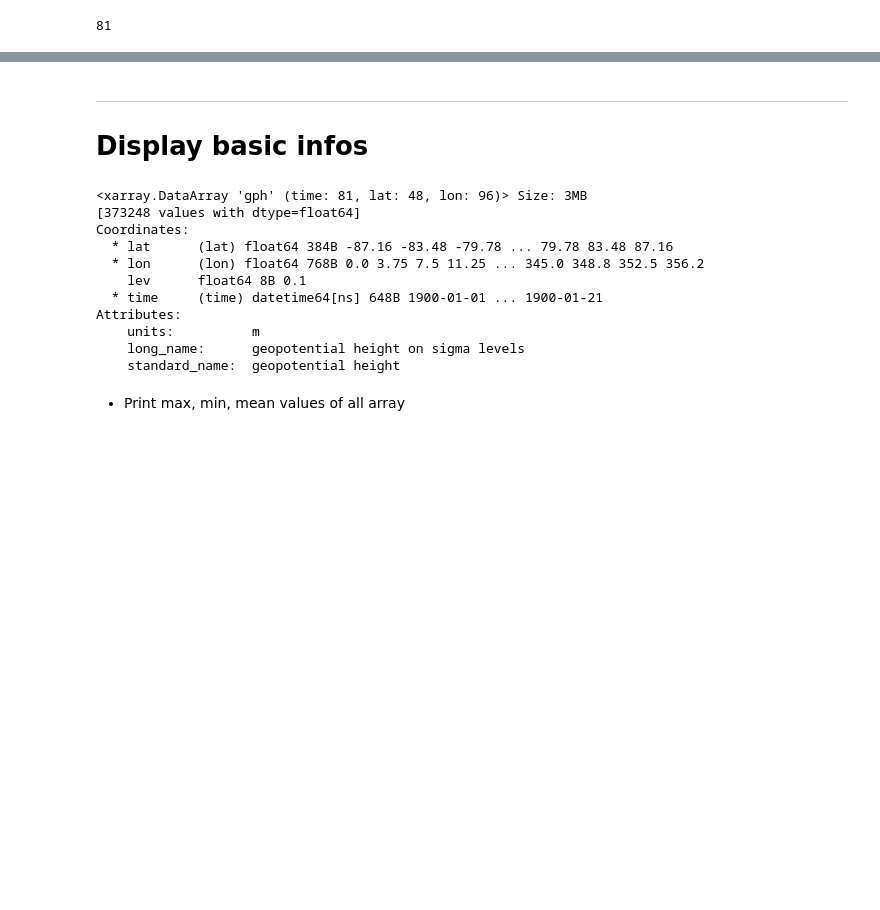
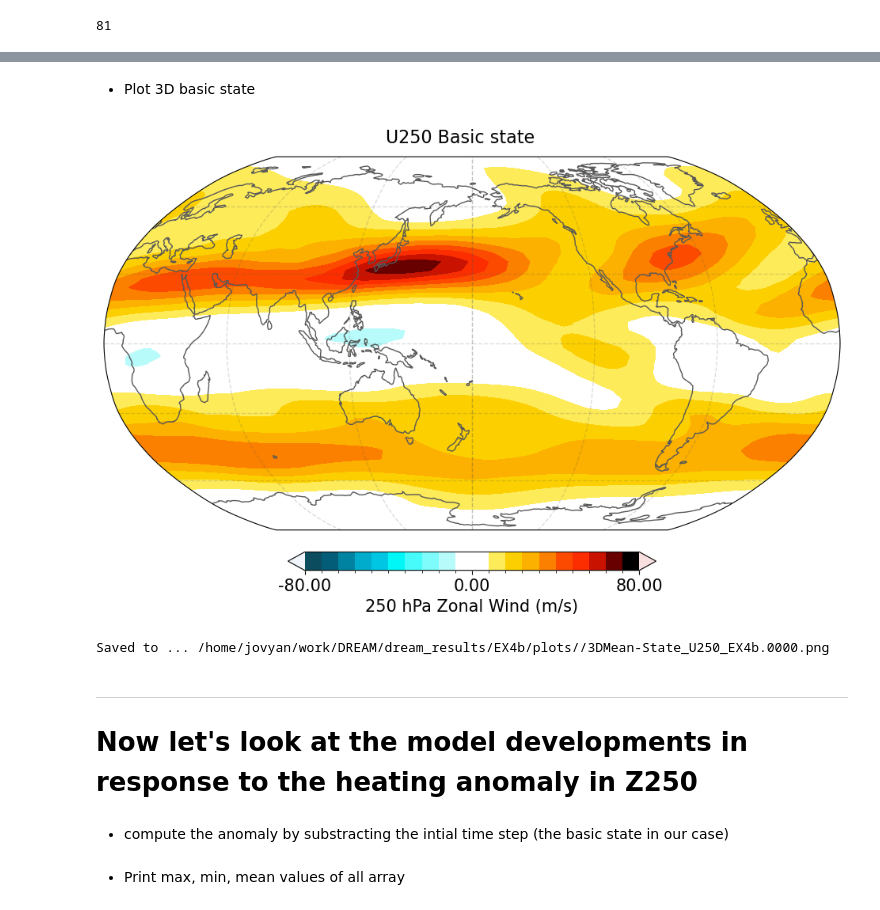
Before and after one commit to dream-gcm/workshop-notebooks-2025, a Jupyter notebook: 2025-07-15_workshop-EX4b.ipynb, the cells around one changed output, grey strips where cells are left out. Drawn from its saved outputs; the diff is of its cells as text; code cells hidden in the pictures; blank space fills up the shorter version.

```diff
--- a/2025-07-15_workshop-EX4b.ipynb
+++ b/2025-07-15_workshop-EX4b.ipynb
@@ -78,21 +169,53 @@ NTF
+# %% [markdown]
+* Plot 3D basic state
+# %%
+# intial time (=basic state)
+it = 0
+
+# output plot file name including the time index
+plto = plti+"."+str(it).zfill(4)
+
+
+# data to plot (must be a 2-d np.array)
+# here we select one timestep at a time for plotting purposes
+data2plot  = uanom.isel(time=it).values
+
+# make the data to plot cyclic so that the values at longitude 0 are repeated at 360. (for plot purposes)
+cyclic_data, cyclic_lons = ccu.add_cyclic_point(data2plot, coord=uanom.lon.values)
+
+#----------------------------------------------------
+#------ PLOT ----------------------------------------
+#----------------------------------------------------
+
+# create fig
+fig1 = plt.figure(figsize=([12,9]),facecolor='white')
+
+# plot data (base plot from plotmap functionn defined above)
+
+cs = slx.plotmap(fig1,cyclic_data,cyclic_lons,uanom.lat.values,plto,cm_base=cm_base,vmin=vmin,vmax=vmax,Nincr=Nincr,glo=glo,coastL=coastL,su=su,so=so,loncentr=loncentr,typlo=typlo,Nbar=Nbar,labelplt=labelplt)
+
+# add title on plot (date)
+
+title_text = fig1.text(0.5, 0.8, f"U250 Basic state", ha='center', fontsize=16)
+
+plt.show()
+
+# Save fig in png, resolution dpi
+fig1.savefig(diro+"/"+plto+'.png', facecolor=fig1.get_facecolor(), edgecolor='none', dpi=dpifig,bbox_inches='tight', pad_inches=0)
+print("Saved to ... "+diro+"/"+plto+'.png')
+# close fig
+plt.close(fig1)
+# %% [output]
+[figure, added]
+Saved to ... /home/jovyan/work/DREAM/dream_results/EX4b/plots//3DMean-State_U250_EX4b.0000.png
 # %% [markdown]
 ---
-# Display basic infos
+# Now let's look at the model developments in response to the heating anomaly in Z250
+# %% [markdown]
+* compute the anomaly by substracting the intial time step (the basic state in our case)
 # %%
-# print info on the array
-print(zanom)
+zanom = z - z.isel(time=0)
+zanom.attrs = z.attrs  # Copy the attributes from the original data
-# %% [output]
-<xarray.DataArray 'gph' (time: 81, lat: 48, lon: 96)> Size: 3MB
-[373248 values with dtype=float64]
-Coordinates:
-  * lat      (lat) float64 384B -87.16 -83.48 -79.78 ... 79.78 83.48 87.16
-  * lon      (lon) float64 768B 0.0 3.75 7.5 11.25 ... 345.0 348.8 352.5 356.2
-    lev      float64 8B 0.1
-  * time     (time) datetime64[ns] 648B 1900-01-01 ... 1900-01-21
-Attributes:
-    units:          m
-    long_name:      geopotential height on sigma levels
-    standard_name:  geopotential height
 # %% [markdown]
 * Print max, min, mean values of all array
 # %%
```
Also changed, not shown: parts of 11 cells of this notebook, 10 other files.
